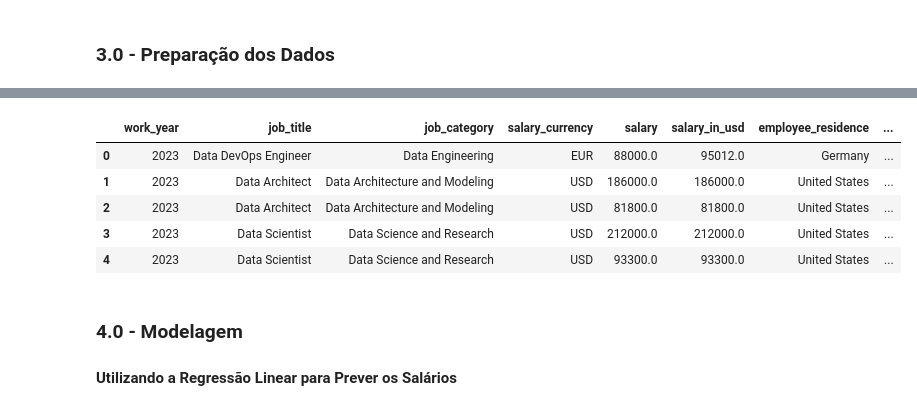
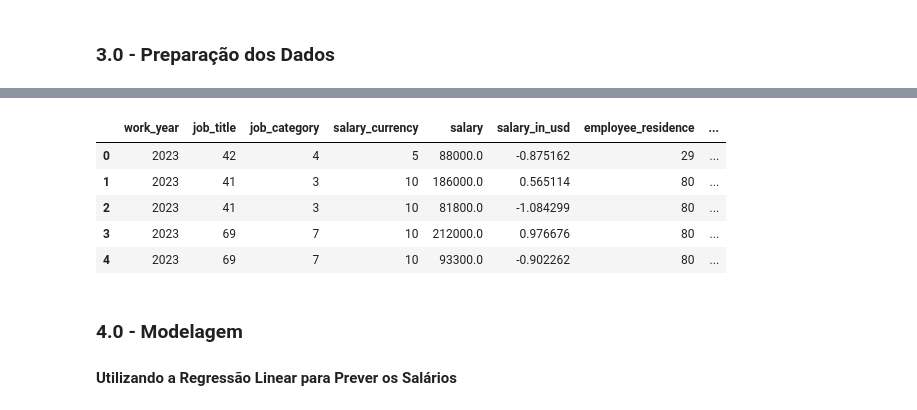
Before and after one commit to ricardo-paganini/data-salaries-analysis, a Jupyter notebook: data-salaries-analysis.ipynb, the cells around one changed output, grey strips where cells are left out. Saved outputs shown, nothing was run; the diff lists cells and outputs as text; code cells hidden in the pictures.

```diff
--- a/data-salaries-analysis.ipynb
+++ b/data-salaries-analysis.ipynb
@@ -455,8 +465,3 @@ Data columns (total 12 columns):
  11  company_size        9355 non-null   object
 dtypes: float64(2), int64(1), object(9)
 memory usage: 877.2+ KB
-# %%
-# Usando o Label Encoding para variáveis com muitas categorias (ex.: job_title)
-le = LabelEncoder()
-df['job_title_encoded'] = le.fit_transform(df['job_title'])
-df.head()
@@ -481,0 +468,12 @@ df_encoded.head()
+# %%
+df_encoded = df.copy()
+
+# Codificando as variáveis categóricas e # Normalização das variáveis numéricas para o modelo de Machine Learning
+le = LabelEncoder()
+scaler = StandardScaler()
+
+for i in df_encoded:
+    if df_encoded[i].dtypes == 'object':
+        df_encoded[i] = le.fit_transform(df_encoded[i])
+
+df_encoded.info()
@@ -482,15 +498,15 @@ df_encoded.head()
 # %%
-# Normalização das variáveis numéricas (ex.: salary_in_usd)
+# Normalização da variável 'salary_in_usd'
 scaler = StandardScaler()
-df_encoded['salary_in_usd_scaled'] = scaler.fit_transform(df_encoded[['salary_in_usd']])
+df_encoded['salary_in_usd'] = scaler.fit_transform(df_encoded[['salary_in_usd']])
 df_encoded.head()
 # %% [output]
 |  | work_year | job_title | job_category | salary_currency | salary | salary_in_usd | employee_residence | ... |
-| 0 | 2023 | Data DevOps Engineer | Data Engineering | EUR | 88000.0 | 95012.0 | Germany | ... |
-| 1 | 2023 | Data Architect | Data Architecture and Modeling | USD | 186000.0 | 186000.0 | United States | ... |
-| 2 | 2023 | Data Architect | Data Architecture and Modeling | USD | 81800.0 | 81800.0 | United States | ... |
-| 3 | 2023 | Data Scientist | Data Science and Research | USD | 212000.0 | 212000.0 | United States | ... |
-| 4 | 2023 | Data Scientist | Data Science and Research | USD | 93300.0 | 93300.0 | United States | ... |
+| 0 | 2023 | 42 | 4 | 5 | 88000.0 | -0.875162 | 29 | ... |
+| 1 | 2023 | 41 | 3 | 10 | 186000.0 | 0.565114 | 80 | ... |
+| 2 | 2023 | 41 | 3 | 10 | 81800.0 | -1.084299 | 80 | ... |
+| 3 | 2023 | 69 | 7 | 10 | 212000.0 | 0.976676 | 80 | ... |
+| 4 | 2023 | 69 | 7 | 10 | 93300.0 | -0.902262 | 80 | ... |
 # %% [markdown]
 ### **4.0 - Modelagem**
 
```
Also changed, not shown: parts of 50 cells of this notebook.
